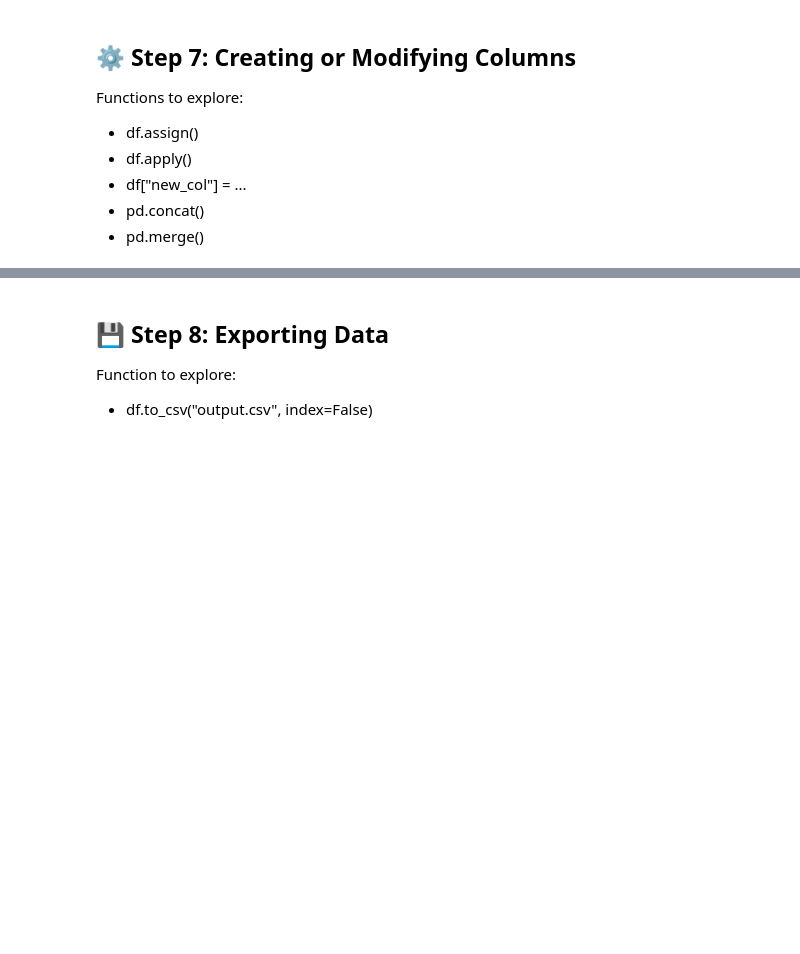
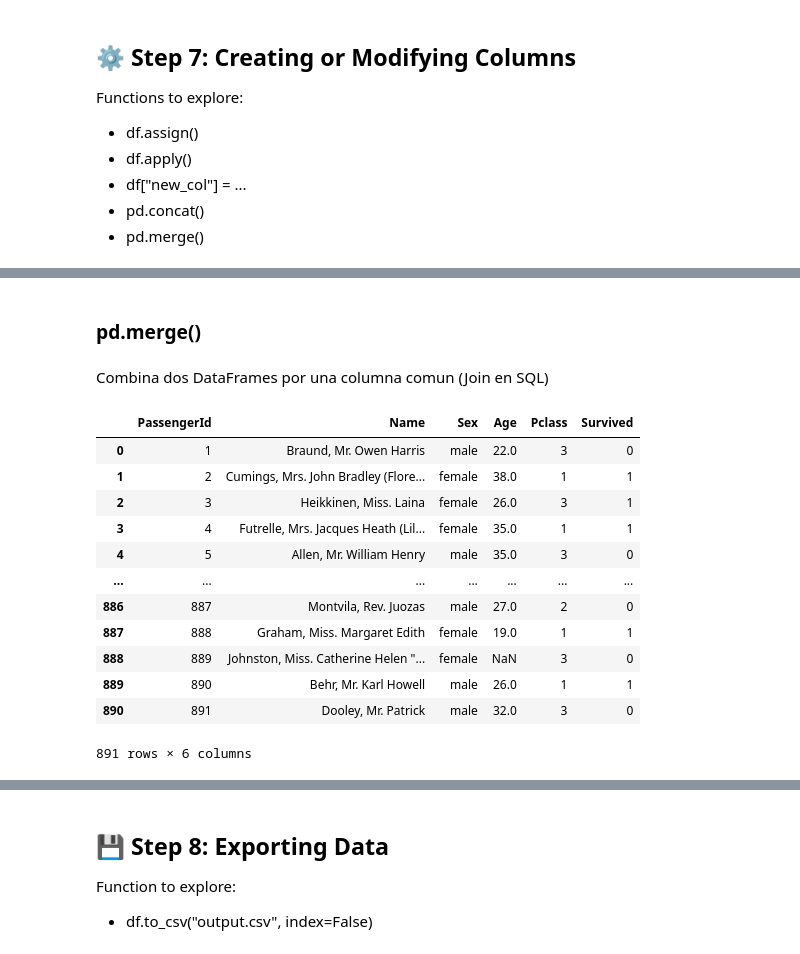
Before and after one commit to EnriqueJimenezMartinez/Task-1.1-Titanic-Dataset-Exploration-with-pandas, a Jupyter notebook: Titanic_Pandas_Practice_Notebook.ipynb, the cells around one changed output, grey strips where cells are left out. Cells and saved outputs as stored; diff of their text form; code cells hidden in the pictures; blank space fills up the shorter version.

```diff
--- a/Titanic_Pandas_Practice_Notebook.ipynb
+++ b/Titanic_Pandas_Practice_Notebook.ipynb
@@ -455,0 +449,4 @@ Functions to explore:
+# %%
+# Ejemplo df.apply()
+df["Age_group"] = df["Age"].apply(lambda x: "Young" if x < 18 else "Adult")
+df["Age_group"]
@@ -455,0 +466,4 @@ Functions to explore:
+# %%
+# Ejemplo 2
+df["Total_Family"] = df.apply(lambda row: row["SibSp"] + row["Parch"], axis=1)
+df["Total_Family"]
@@ -460,0 +498,4 @@ df[["Age", "Fare", "Fare_per_Age"]].head()
+# %%
+# Ejemplo 2
+df["Ship"] = "Titanic"
+df["Ship"]
@@ -460,0 +553,25 @@ df[["Age", "Fare", "Fare_per_Age"]].head()
+# %% [markdown]
+### pd.merge()
+# %% [markdown]
+Combina dos DataFrames  por una columna comun (Join en SQL)
+# %%
+#Ejemplo pd.merge
+df_personal = df[["PassengerId", "Name", "Sex", "Age", "Pclass"]]
+df_supervivencia = df[["PassengerId", "Survived"]]
+
+df_final = pd.merge(df_personal, df_supervivencia, on="PassengerId", how="inner")
+df_final.head()
+# %% [output]
+|  | PassengerId | Name | Sex | Age | Pclass | Survived |
+| 0 | 1 | Braund, Mr. Owen Harris | male | 22.0 | 3 | 0 |
+| 1 | 2 | Cumings, Mrs. John Bradley (Flore... | female | 38.0 | 1 | 1 |
+| 2 | 3 | Heikkinen, Miss. Laina | female | 26.0 | 3 | 1 |
+| 3 | 4 | Futrelle, Mrs. Jacques Heath (Lil... | female | 35.0 | 1 | 1 |
+| 4 | 5 | Allen, Mr. William Henry | male | 35.0 | 3 | 0 |
+| ... | ... | ... | ... | ... | ... | ... |
+| 886 | 887 | Montvila, Rev. Juozas | male | 27.0 | 2 | 0 |
+| 887 | 888 | Graham, Miss. Margaret Edith | female | 19.0 | 1 | 1 |
+| 888 | 889 | Johnston, Miss. Catherine Helen "... | female | NaN | 3 | 0 |
+| 889 | 890 | Behr, Mr. Karl Howell | male | 26.0 | 1 | 1 |
+| 890 | 891 | Dooley, Mr. Patrick | male | 32.0 | 3 | 0 |
+891 rows × 6 columns
```
Also changed, not shown: parts of 79 cells of this notebook.
